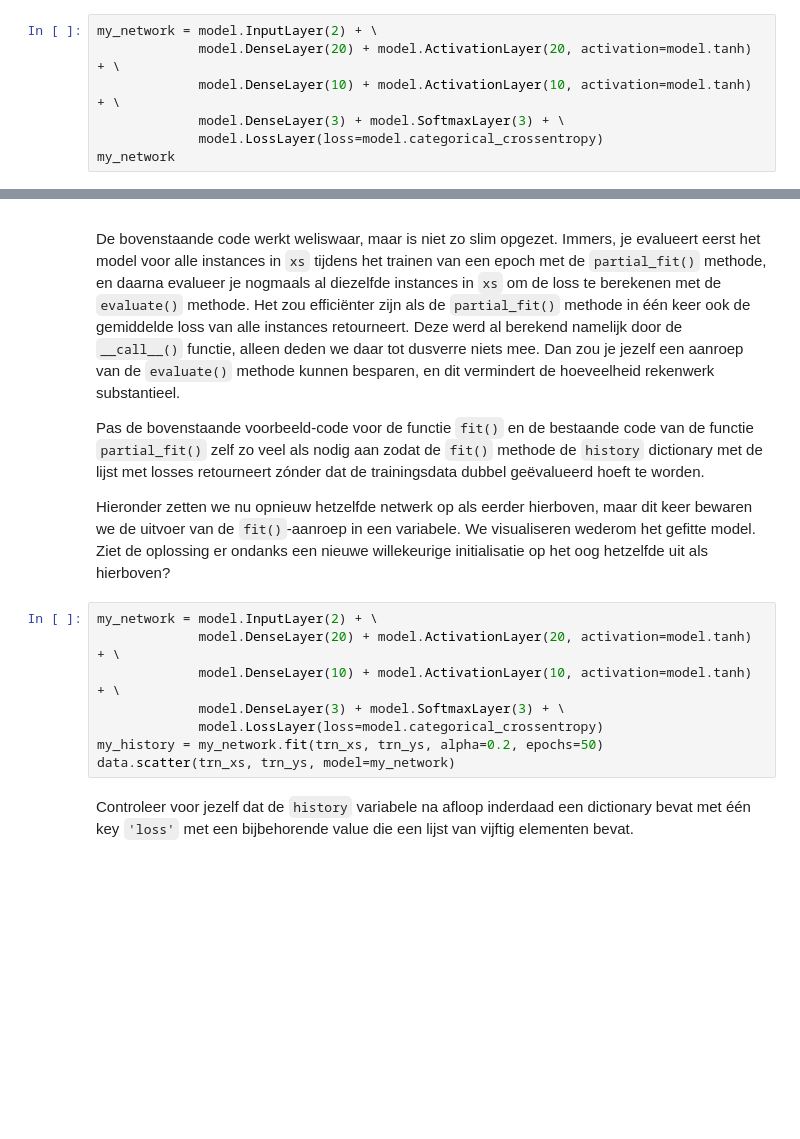
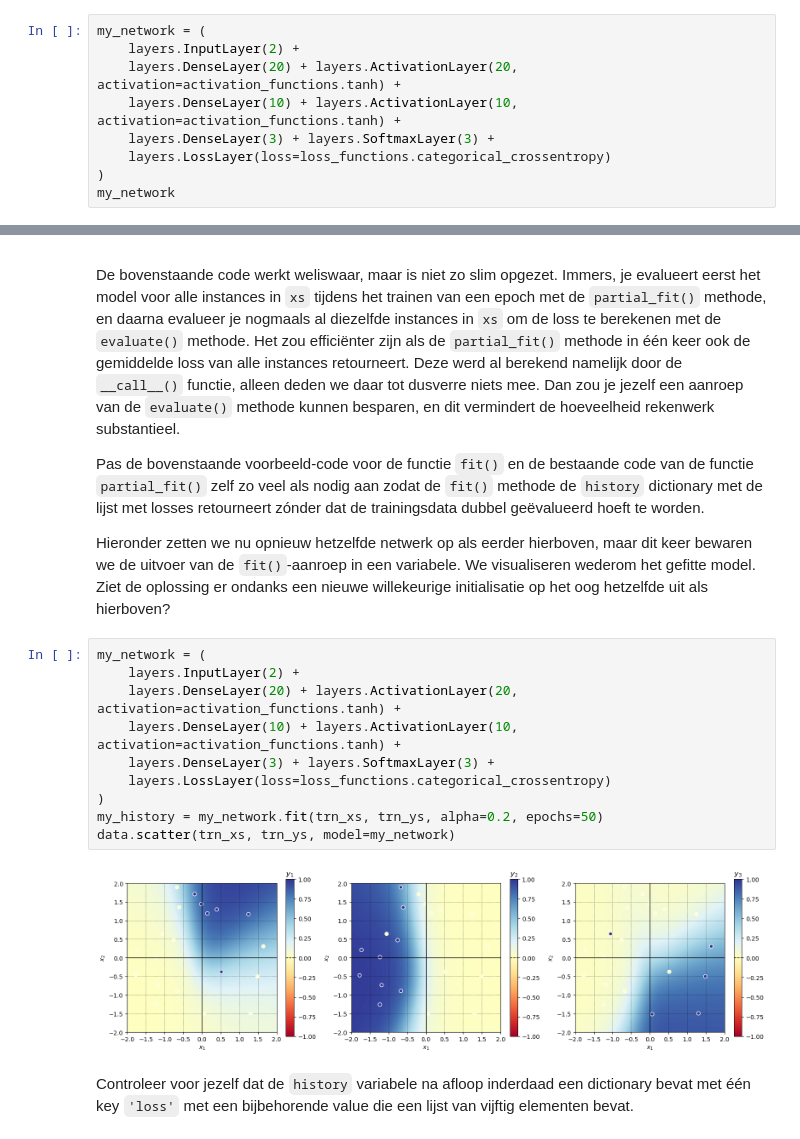
Before and after one commit to Vincent-Talen/Advanced-Datamining, a Jupyter notebook: Chapter05-06/Werkcollege_v2324-H56.ipynb, the cells around one changed output, grey strips where cells are left out. Cells and saved outputs as stored; diff of their text form; blank space fills up the shorter version.

```diff
--- a/Chapter05-06/Werkcollege_v2324-H56.ipynb
+++ b/Chapter05-06/Werkcollege_v2324-H56.ipynb
@@ -56,9 +73,11 @@ data.scatter(val_xs, val_ys)
 # %% [markdown]
 Laten we eens proberen de trainingsdata te fitten met het neurale netwerk zoals we dat reeds hebben geprogrammeerd. We gebruiken een vergelijkbaar model als in het vorige hoofdstuk, alleen bevat dit nu twee hidden layers met respectievelijk een breedte van twintig en tien neuronen met een $\tanh$-activatiefunctie. Doordat dit multi-layer perceptron meer neuronen bevat dan we tot nu toe gewend zijn heeft het verhoudingsgewijs een grote capaciteit: tel maar uit dat het model *ruim 300* modelparameters bevat!
 # %%
-my_network = model.InputLayer(2) + \
-             model.DenseLayer(20) + model.ActivationLayer(20, activation=model.tanh) + \
-             model.DenseLayer(10) + model.ActivationLayer(10, activation=model.tanh) + \
-             model.DenseLayer(3) + model.SoftmaxLayer(3) + \
-             model.LossLayer(loss=model.categorical_crossentropy)
+my_network = (
+    layers.InputLayer(2) +
+    layers.DenseLayer(20) + layers.ActivationLayer(20, activation=activation_functions.tanh) +
+    layers.DenseLayer(10) + layers.ActivationLayer(10, activation=activation_functions.tanh) +
+    layers.DenseLayer(3) + layers.SoftmaxLayer(3) +
+    layers.LossLayer(loss=loss_functions.categorical_crossentropy)
+)
 my_network
@@ -91,13 +123,17 @@ Pas de bovenstaande voorbeeld-code voor de functie `fit()` en de bestaande code
 
 Hieronder zetten we nu opnieuw hetzelfde netwerk op als eerder hierboven, maar dit keer bewaren we de uitvoer van de `fit()`-aanroep in een variabele. We visualiseren wederom het gefitte model. Ziet de oplossing er ondanks een nieuwe willekeurige initialisatie op het oog hetzelfde uit als hierboven?
 # %%
-my_network = model.InputLayer(2) + \
-             model.DenseLayer(20) + model.ActivationLayer(20, activation=model.tanh) + \
-             model.DenseLayer(10) + model.ActivationLayer(10, activation=model.tanh) + \
-             model.DenseLayer(3) + model.SoftmaxLayer(3) + \
-             model.LossLayer(loss=model.categorical_crossentropy)
+my_network = (
+    layers.InputLayer(2) +
+    layers.DenseLayer(20) + layers.ActivationLayer(20, activation=activation_functions.tanh) +
+    layers.DenseLayer(10) + layers.ActivationLayer(10, activation=activation_functions.tanh) +
+    layers.DenseLayer(3) + layers.SoftmaxLayer(3) +
+    layers.LossLayer(loss=loss_functions.categorical_crossentropy)
+)
 my_history = my_network.fit(trn_xs, trn_ys, alpha=0.2, epochs=50)
 data.scatter(trn_xs, trn_ys, model=my_network)
+# %% [output]
+[figure, added]
 # %% [markdown]
 Controleer voor jezelf dat de `history` variabele na afloop inderdaad een dictionary bevat met één key `'loss'` met een bijbehorende value die een lijst van vijftig elementen bevat.
 # %%
```
Also changed, not shown: parts of 12 cells of this notebook, 3 other files.
